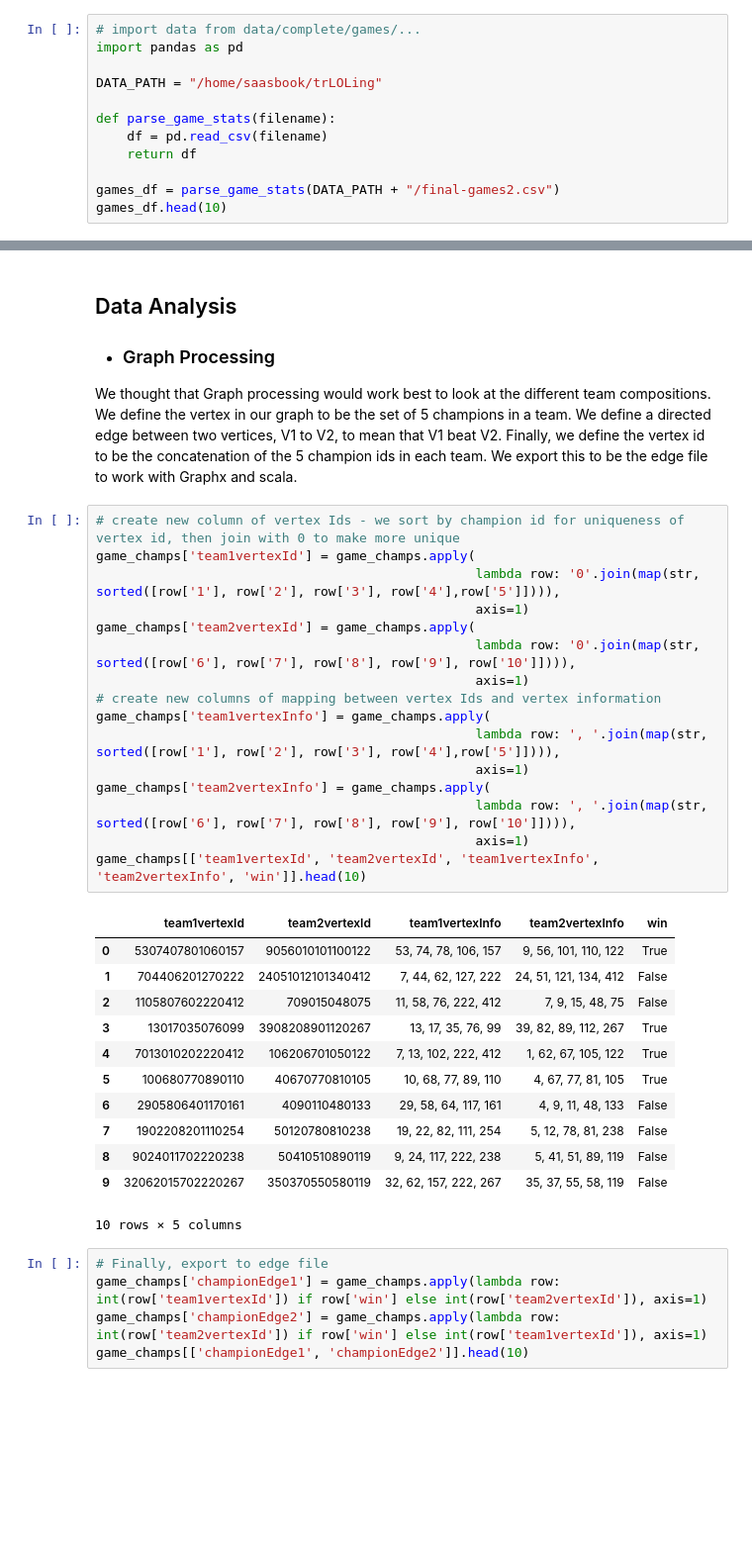
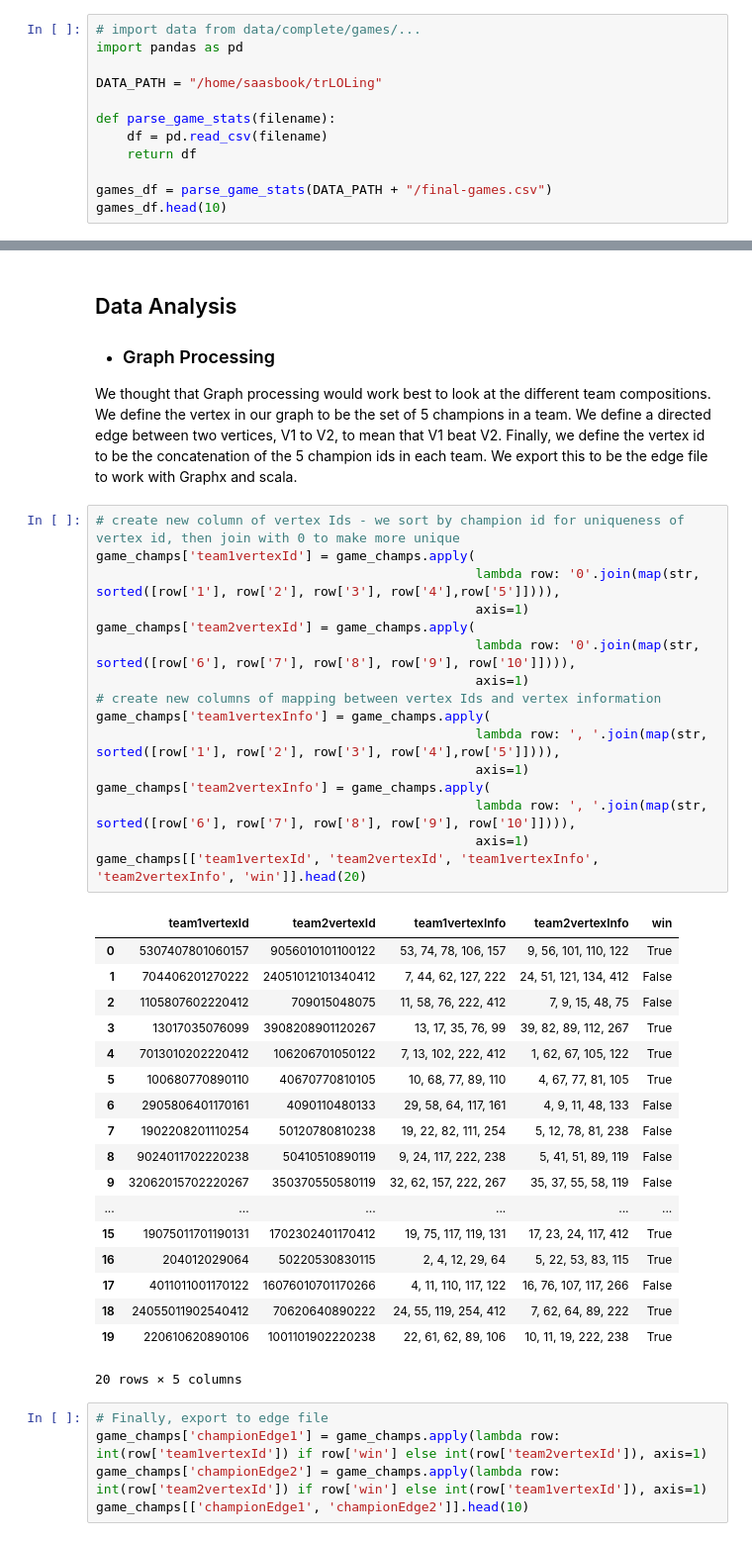
Before and after one commit to alechoey/trLOLing, a Jupyter notebook: analysis/final_project.ipynb, the cells around one changed output, grey strips where cells are left out. Shown at 99% size. Saved outputs shown, nothing was run; the diff lists cells and outputs as text; blank space fills up the shorter version.

```diff
--- a/analysis/final_project.ipynb
+++ b/analysis/final_project.ipynb
@@ -17,7 +17,7 @@ def parse_game_stats(filename):
     df = pd.read_csv(filename)
     return df
 
-games_df = parse_game_stats(DATA_PATH + "/final-games2.csv")
+games_df = parse_game_stats(DATA_PATH + "/final-games.csv")
 games_df.head(10)
 # %% [output]
 |  | team1summoner1championId | team1summoner1spell1 | team1summoner1spell2 | team1summoner1level | ... |
@@ -63,32 +63,38 @@ We thought that Graph processing would work best to look at the different team c
 # %%
 # create new column of vertex Ids - we sort by champion id for uniqueness of vertex id, then join with 0 to make more unique
 game_champs['team1vertexId'] = game_champs.apply(
                                                  lambda row: '0'.join(map(str, sorted([row['1'], row['2'], row['3'], row['4'],row['5']]))),
                                                  axis=1)
 game_champs['team2vertexId'] = game_champs.apply(
                                                  lambda row: '0'.join(map(str, sorted([row['6'], row['7'], row['8'], row['9'], row['10']]))),
                                                  axis=1)
 # create new columns of mapping between vertex Ids and vertex information
 game_champs['team1vertexInfo'] = game_champs.apply(
                                                  lambda row: ', '.join(map(str, sorted([row['1'], row['2'], row['3'], row['4'],row['5']]))),
                                                  axis=1)
 game_champs['team2vertexInfo'] = game_champs.apply(
                                                  lambda row: ', '.join(map(str, sorted([row['6'], row['7'], row['8'], row['9'], row['10']]))),
                                                  axis=1)
-game_champs[['team1vertexId', 'team2vertexId', 'team1vertexInfo', 'team2vertexInfo', 'win']].head(10)
+game_champs[['team1vertexId', 'team2vertexId', 'team1vertexInfo', 'team2vertexInfo', 'win']].head(20)
 # %% [output]
 |  | team1vertexId | team2vertexId | team1vertexInfo | team2vertexInfo | win |
 | 0 | 5307407801060157 | 9056010101100122 | 53, 74, 78, 106, 157 | 9, 56, 101, 110, 122 | True |
 | 1 | 704406201270222 | 24051012101340412 | 7, 44, 62, 127, 222 | 24, 51, 121, 134, 412 | False |
 | 2 | 1105807602220412 | 709015048075 | 11, 58, 76, 222, 412 | 7, 9, 15, 48, 75 | False |
 | 3 | 13017035076099 | 3908208901120267 | 13, 17, 35, 76, 99 | 39, 82, 89, 112, 267 | True |
 | 4 | 7013010202220412 | 106206701050122 | 7, 13, 102, 222, 412 | 1, 62, 67, 105, 122 | True |
 | 5 | 100680770890110 | 40670770810105 | 10, 68, 77, 89, 110 | 4, 67, 77, 81, 105 | True |
 | 6 | 2905806401170161 | 4090110480133 | 29, 58, 64, 117, 161 | 4, 9, 11, 48, 133 | False |
 | 7 | 1902208201110254 | 50120780810238 | 19, 22, 82, 111, 254 | 5, 12, 78, 81, 238 | False |
 | 8 | 9024011702220238 | 50410510890119 | 9, 24, 117, 222, 238 | 5, 41, 51, 89, 119 | False |
 | 9 | 32062015702220267 | 350370550580119 | 32, 62, 157, 222, 267 | 35, 37, 55, 58, 119 | False |
+| ... | ... | ... | ... | ... | ... |
+| 15 | 19075011701190131 | 1702302401170412 | 19, 75, 117, 119, 131 | 17, 23, 24, 117, 412 | True |
+| 16 | 204012029064 | 50220530830115 | 2, 4, 12, 29, 64 | 5, 22, 53, 83, 115 | True |
+| 17 | 4011011001170122 | 16076010701170266 | 4, 11, 110, 117, 122 | 16, 76, 107, 117, 266 | False |
+| 18 | 24055011902540412 | 70620640890222 | 24, 55, 119, 254, 412 | 7, 62, 64, 89, 222 | True |
+| 19 | 220610620890106 | 1001101902220238 | 22, 61, 62, 89, 106 | 10, 11, 19, 222, 238 | True |
-10 rows × 5 columns
+20 rows × 5 columns
 # %%
 # Finally, export to edge file
 game_champs['championEdge1'] = game_champs.apply(lambda row: int(row['team1vertexId']) if row['win'] else int(row['team2vertexId']), axis=1)
```
Also changed, not shown: parts of 3 cells of this notebook.
